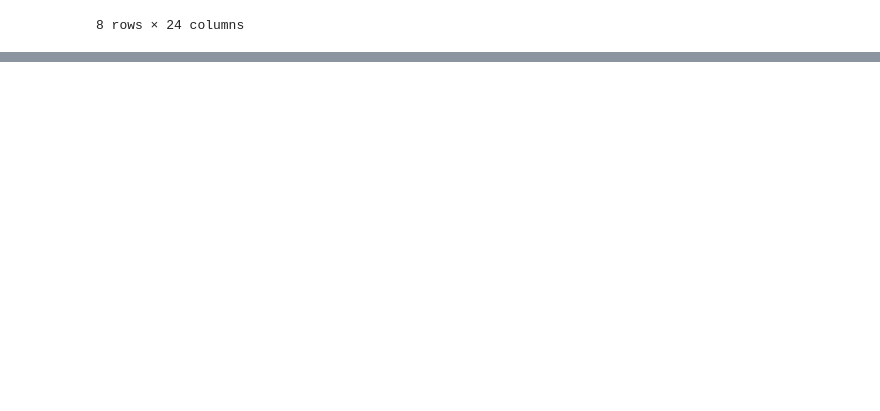
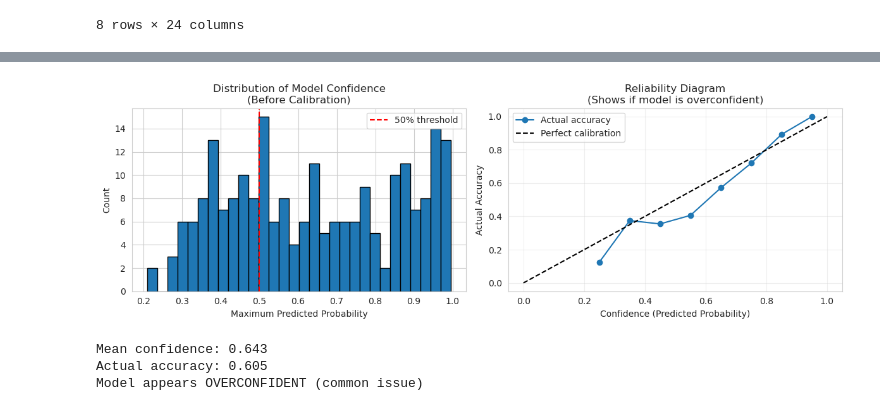
Before and after one commit to vvk-mhn/ML_Carnatic, a Jupyter notebook: ML_Project.ipynb, the cells around one changed output, grey strips where cells are left out. Saved outputs shown, nothing was run; the diff lists cells and outputs as text; code cells hidden in the pictures; blank space fills up the shorter version.

```diff
--- a/ML_Project.ipynb
+++ b/ML_Project.ipynb
@@ -51,0 +251,10 @@ df.describe()
+# %%
+# Standardize features (fit only on training data!)
+scaler = StandardScaler()
+X_train_scaled = scaler.fit_transform(X_train)
+X_val_scaled = scaler.transform(X_val)  # Only transform, don't fit
+X_test_scaled = scaler.transform(X_test)  # Only transform, don't fit
+
+print("Feature scaling completed")
+print(f"Mean of scaled training features (should be ~0): {X_train_scaled.mean():.6f}")
+print(f"Std of scaled training features (should be ~1): {X_train_scaled.std():.6f}")
@@ -51,0 +419,48 @@ df.describe()
+# %%
+# Analyze prediction confidence distribution
+max_probabilities = y_val_proba.max(axis=1)
+
+plt.figure(figsize=(12, 4))
+
+plt.subplot(1, 2, 1)
+plt.hist(max_probabilities, bins=30, edgecolor='black')
+plt.xlabel('Maximum Predicted Probability')
+plt.ylabel('Count')
+plt.title('Distribution of Model Confidence\n(Before Calibration)')
+plt.axvline(0.5, color='r', linestyle='--', label='50% threshold')
+plt.legend()
+
+plt.subplot(1, 2, 2)
+# Check if high confidence = high accuracy
+confidence_bins = np.linspace(0, 1, 11)
+accuracies = []
+bin_centers = []
+
+for i in range(len(confidence_bins)-1):
+    mask = (max_probabilities >= confidence_bins[i]) & (max_probabilities < confidence_bins[i+1])
+    if mask.sum() > 0:
+        bin_accuracy = (y_val_pred[mask] == y_val[mask]).mean()
+        accuracies.append(bin_accuracy)
+        bin_centers.append((confidence_bins[i] + confidence_bins[i+1])/2)
+
+plt.plot(bin_centers, accuracies, 'o-', label='Actual accuracy')
+plt.plot([0, 1], [0, 1], 'k--', label='Perfect calibration')
+plt.xlabel('Confidence (Predicted Probability)')
+plt.ylabel('Actual Accuracy')
+plt.title('Reliability Diagram\n(Shows if model is overconfident)')
+plt.legend()
+plt.grid(True, alpha=0.3)
+plt.tight_layout()
+plt.show()
+
+print(f"Mean confidence: {max_probabilities.mean():.3f}")
+print(f"Actual accuracy: {accuracy_score(y_val, y_val_pred):.3f}")
+if max_probabilities.mean() > accuracy_score(y_val, y_val_pred):
+    print("Model appears OVERCONFIDENT (common issue)")
+else:
+    print("Model confidence seems reasonable")
+# %% [output]
+[figure, added]
+Mean confidence: 0.643
+Actual accuracy: 0.605
+Model appears OVERCONFIDENT (common issue)
```
Also changed, not shown: parts of 18 cells of this notebook.
